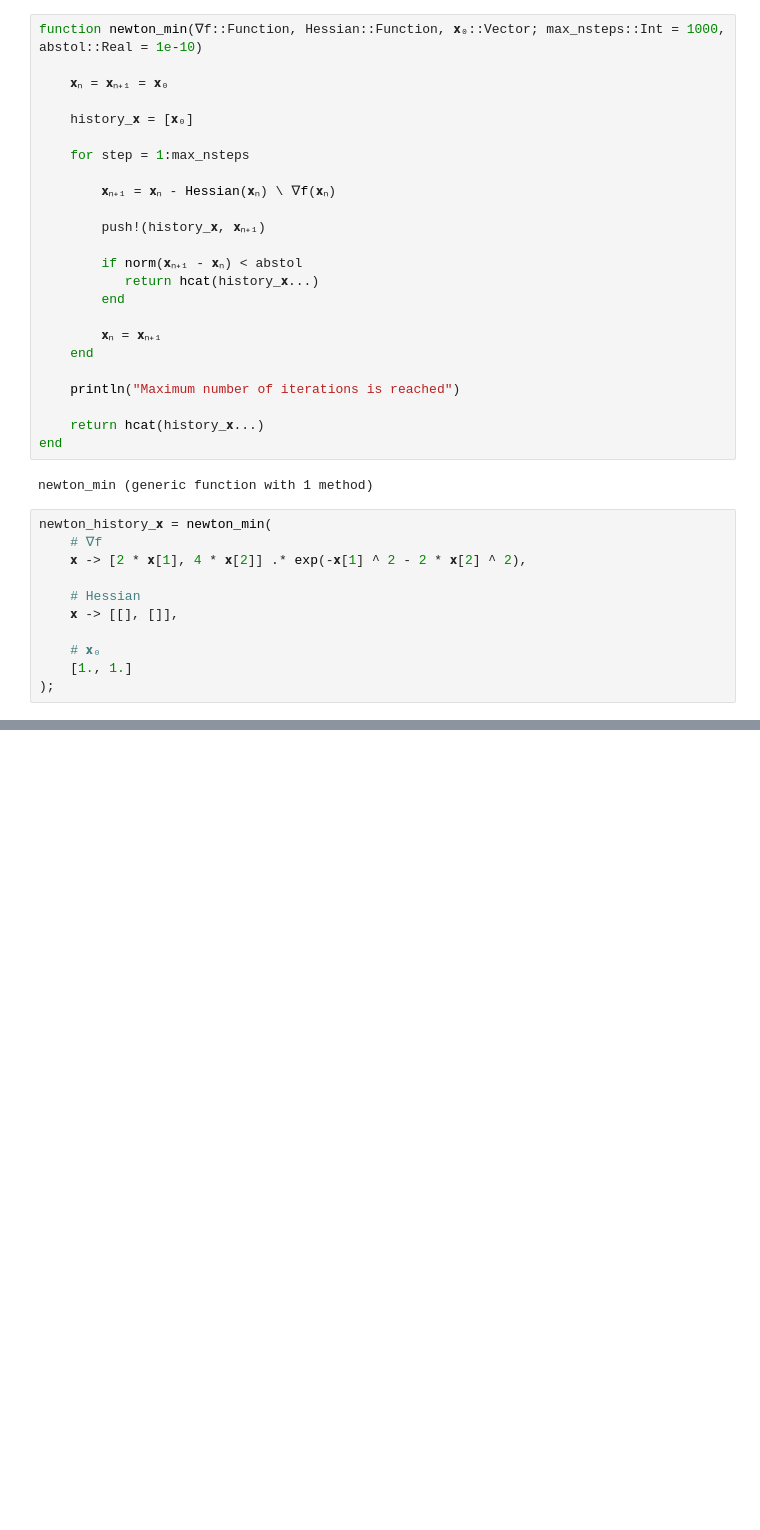
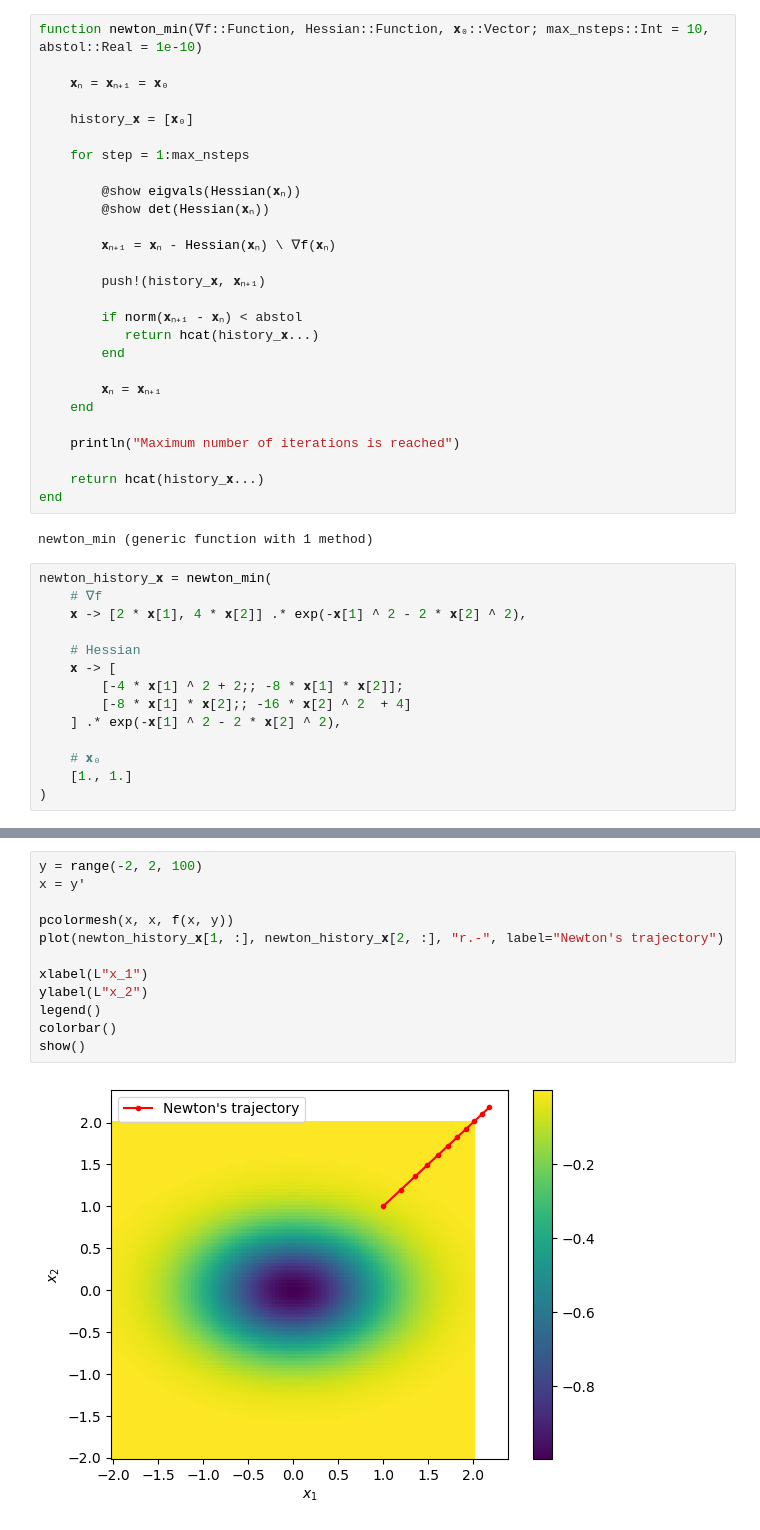
Before and after one commit to tkeegan12/Course_Computational_Physics_and_Engineering, a Jupyter notebook: Module6_Root_Finding_and_Optimization.ipynb, the cells around one changed output, grey strips where cells are left out. Saved outputs shown, nothing was run; the diff lists cells and outputs as text; blank space fills up the shorter version.

```diff
--- a/Module6_Root_Finding_and_Optimization.ipynb
+++ b/Module6_Root_Finding_and_Optimization.ipynb
@@ -474,11 +480,14 @@ $$
 # %%
-function newton_min(∇f::Function, Hessian::Function, 𝐱₀::Vector; max_nsteps::Int = 1000, abstol::Real = 1e-10)
+function newton_min(∇f::Function, Hessian::Function, 𝐱₀::Vector; max_nsteps::Int = 10, abstol::Real = 1e-10)
 
     𝐱ₙ = 𝐱ₙ₊₁ = 𝐱₀
 
     history_𝐱 = [𝐱₀]
 
     for step = 1:max_nsteps
+
+        @show eigvals(Hessian(𝐱ₙ))
+        @show det(Hessian(𝐱ₙ))
 
         𝐱ₙ₊₁ = 𝐱ₙ - Hessian(𝐱ₙ) \ ∇f(𝐱ₙ)
 
@@ -503,8 +512,11 @@ newton_history_𝐱 = newton_min(
     𝐱 -> [2 * 𝐱[1], 4 * 𝐱[2]] .* exp(-𝐱[1] ^ 2 - 2 * 𝐱[2] ^ 2),
 
     # Hessian
-    𝐱 -> [[], []],
+    𝐱 -> [
+        [-4 * 𝐱[1] ^ 2 + 2;; -8 * 𝐱[1] * 𝐱[2]];
+        [-8 * 𝐱[1] * 𝐱[2];; -16 * 𝐱[2] ^ 2  + 4]
+    ] .* exp(-𝐱[1] ^ 2 - 2 * 𝐱[2] ^ 2),
 
     # 𝐱₀
     [1., 1.]
-);
+)
@@ -510,0 +544,14 @@ newton_history_𝐱 = newton_min(
+# %%
+y = range(-2, 2, 100)
+x = y'
+
+pcolormesh(x, x, f(x, y))
+plot(newton_history_𝐱[1, :], newton_history_𝐱[2, :], "r.-", label="Newton's trajectory")
+
+xlabel(L"x_1")
+ylabel(L"x_2")
+legend()
+colorbar()
+show()
+# %% [output]
+[figure, added]
```
Also changed, not shown: parts of 12 cells of this notebook.
